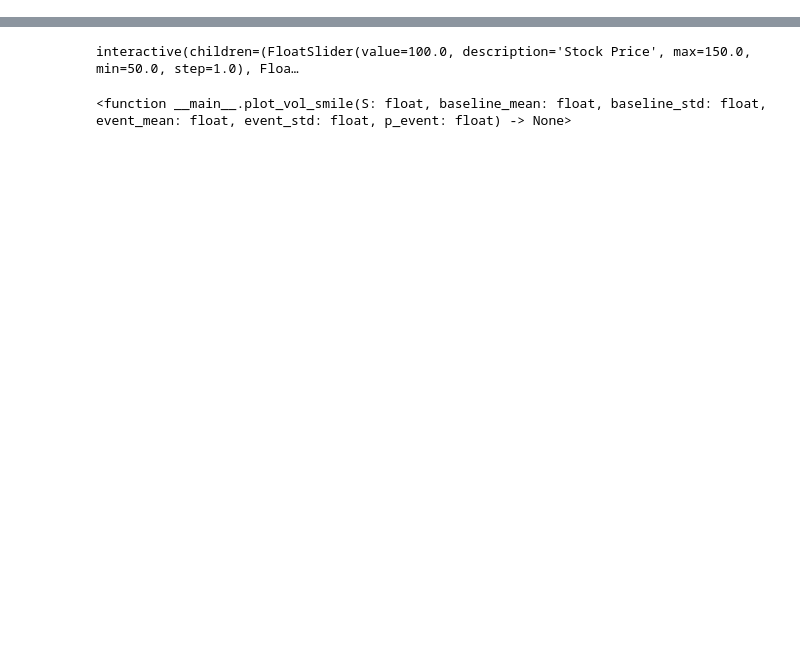
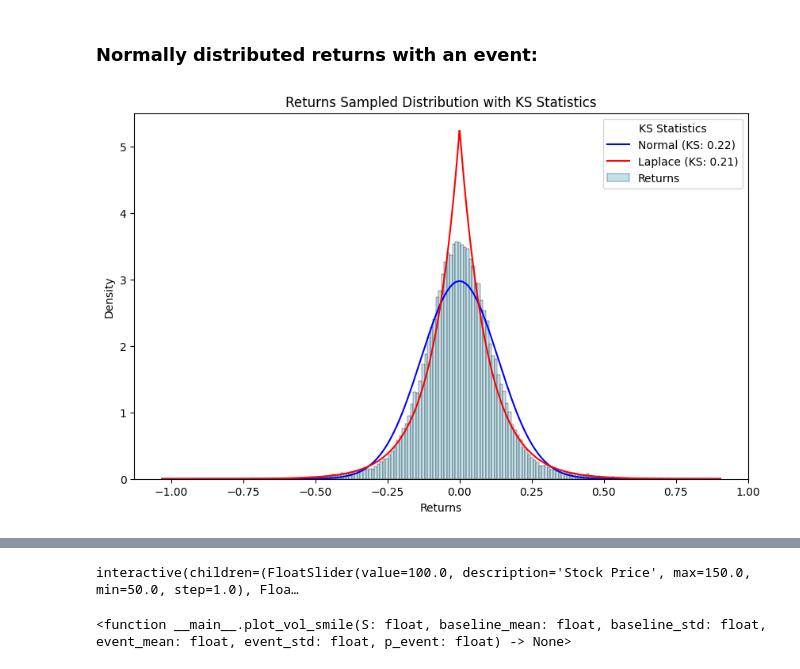
Before and after one commit to arham-habib/personal-projects, a Jupyter notebook: return_mixture_model.ipynb, the cells around one changed output, grey strips where cells are left out. Drawn from its saved outputs; the diff is of its cells as text; code cells hidden in the pictures; blank space fills up the shorter version.

```diff
--- a/return_mixture_model.ipynb
+++ b/return_mixture_model.ipynb
@@ -102,0 +127,12 @@ interactive(children=(FloatLogSlider(value=1.0, description='Base Std', max=1.0,
+# %% [markdown]
+### Normally distributed returns with an event:
+# %%
+plot_return_distribution_with_bernoulli_events(
+        background_std = .1,
+        event_prob = 0.2,
+        event_std = .2,
+        background_mean = 0.0,
+        event_mean = 0.0
+)
+# %% [output]
+[figure, added]
```
Also changed, not shown: parts of 33 cells of this notebook.
